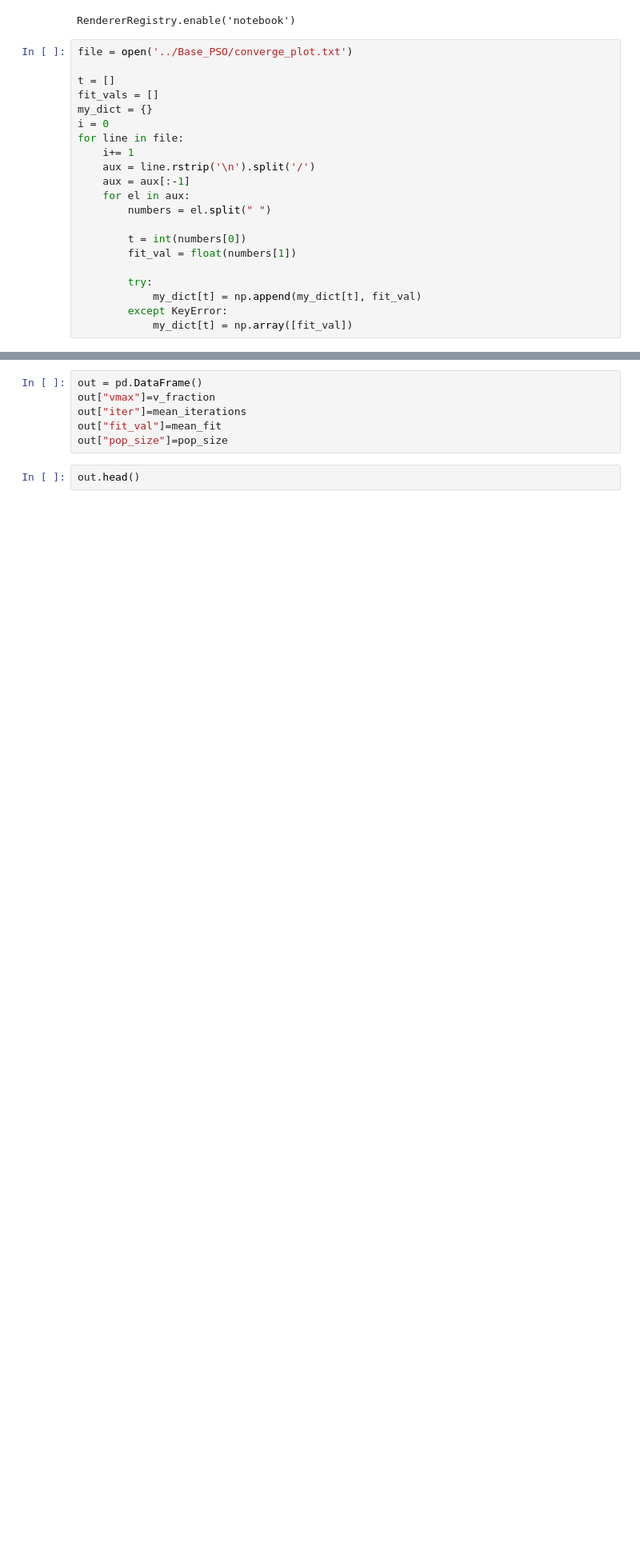
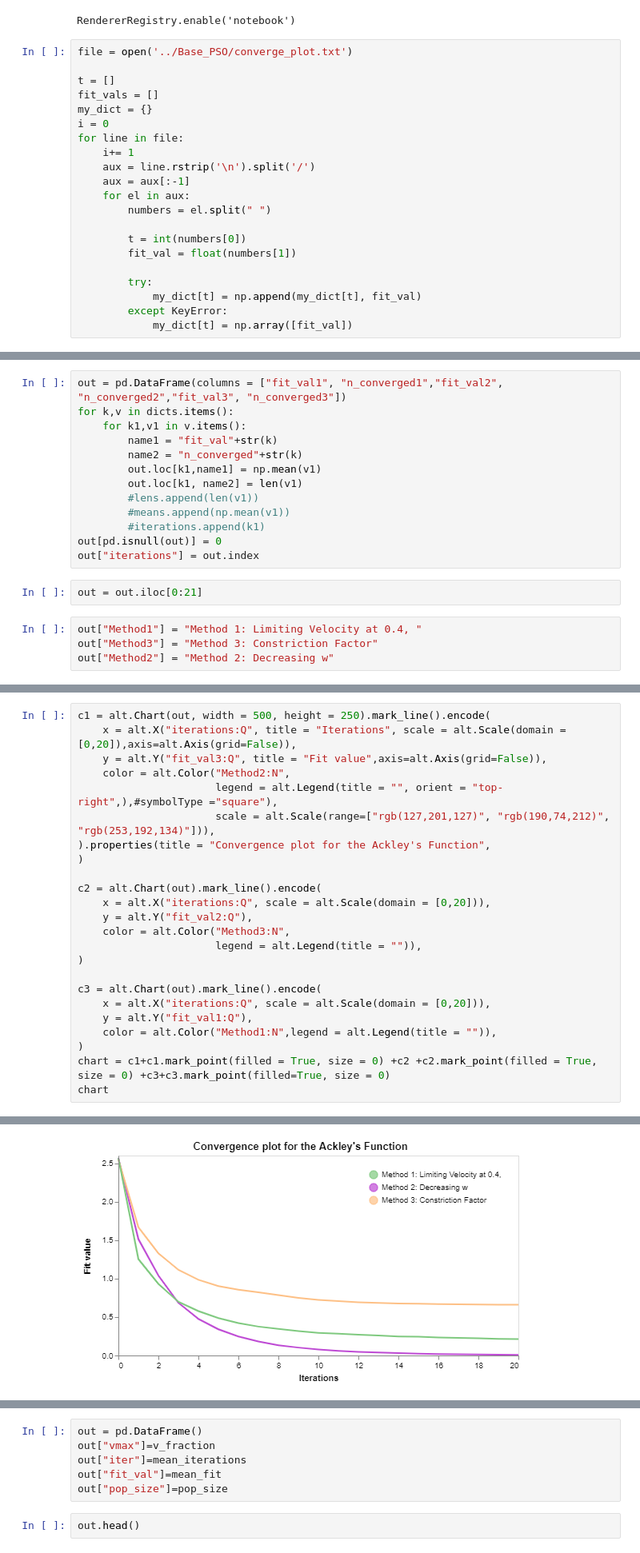
Before and after one commit to NuriaValls/PSO-2RW-Applications, a Jupyter notebook: Vis Albert/Albert visualization.ipynb, the cells around one changed output, grey strips where cells are left out. Shown at 80% size. Cells and saved outputs as stored; diff of their text form; blank space fills up the shorter version.

```diff
--- a/Vis Albert/Albert visualization.ipynb
+++ b/Vis Albert/Albert visualization.ipynb
@@ -41,0 +67,19 @@ for k in my_dict.keys():
+# %%
+out = pd.DataFrame(columns = ["fit_val1", "n_converged1","fit_val2", "n_converged2","fit_val3", "n_converged3"])
+for k,v in dicts.items():
+    for k1,v1 in v.items():
+        name1 = "fit_val"+str(k)
+        name2 = "n_converged"+str(k)
+        out.loc[k1,name1] = np.mean(v1)
+        out.loc[k1, name2] = len(v1)
+        #lens.append(len(v1))
+        #means.append(np.mean(v1))
+        #iterations.append(k1)
+out[pd.isnull(out)] = 0
+out["iterations"] = out.index
+# %%
+out = out.iloc[0:21]
+# %%
+out["Method1"] = "Method 1: Limiting Velocity at 0.4, "
+out["Method3"] = "Method 3: Constriction Factor"
+out["Method2"] = "Method 2: Decreasing w"
@@ -41,0 +95,25 @@ for k in my_dict.keys():
+# %%
+c1 = alt.Chart(out, width = 500, height = 250).mark_line().encode(
+    x = alt.X("iterations:Q", title = "Iterations", scale = alt.Scale(domain = [0,20]),axis=alt.Axis(grid=False)),
+    y = alt.Y("fit_val3:Q", title = "Fit value",axis=alt.Axis(grid=False)),
+    color = alt.Color("Method2:N",
+                      legend = alt.Legend(title = "", orient = "top-right",),#symbolType ="square"),
+                      scale = alt.Scale(range=["rgb(127,201,127)", "rgb(190,74,212)", "rgb(253,192,134)"])),
+).properties(title = "Convergence plot for the Ackley's Function",
+)
+
+c2 = alt.Chart(out).mark_line().encode(
+    x = alt.X("iterations:Q", scale = alt.Scale(domain = [0,20])),
+    y = alt.Y("fit_val2:Q"),
+    color = alt.Color("Method3:N",
+                      legend = alt.Legend(title = "")),
+)
+
+c3 = alt.Chart(out).mark_line().encode(
+    x = alt.X("iterations:Q", scale = alt.Scale(domain = [0,20])),
+    y = alt.Y("fit_val1:Q"),
+    color = alt.Color("Method1:N",legend = alt.Legend(title = "")),
+)
+chart = c1+c1.mark_point(filled = True, size = 0) +c2 +c2.mark_point(filled = True, size = 0) +c3+c3.mark_point(filled=True, size = 0)
+chart
+# %% [output]
@@ -41,0 +121 @@ for k in my_dict.keys():
+[figure, added]
```
Also changed, not shown: parts of 25 cells of this notebook, 12 other files.
